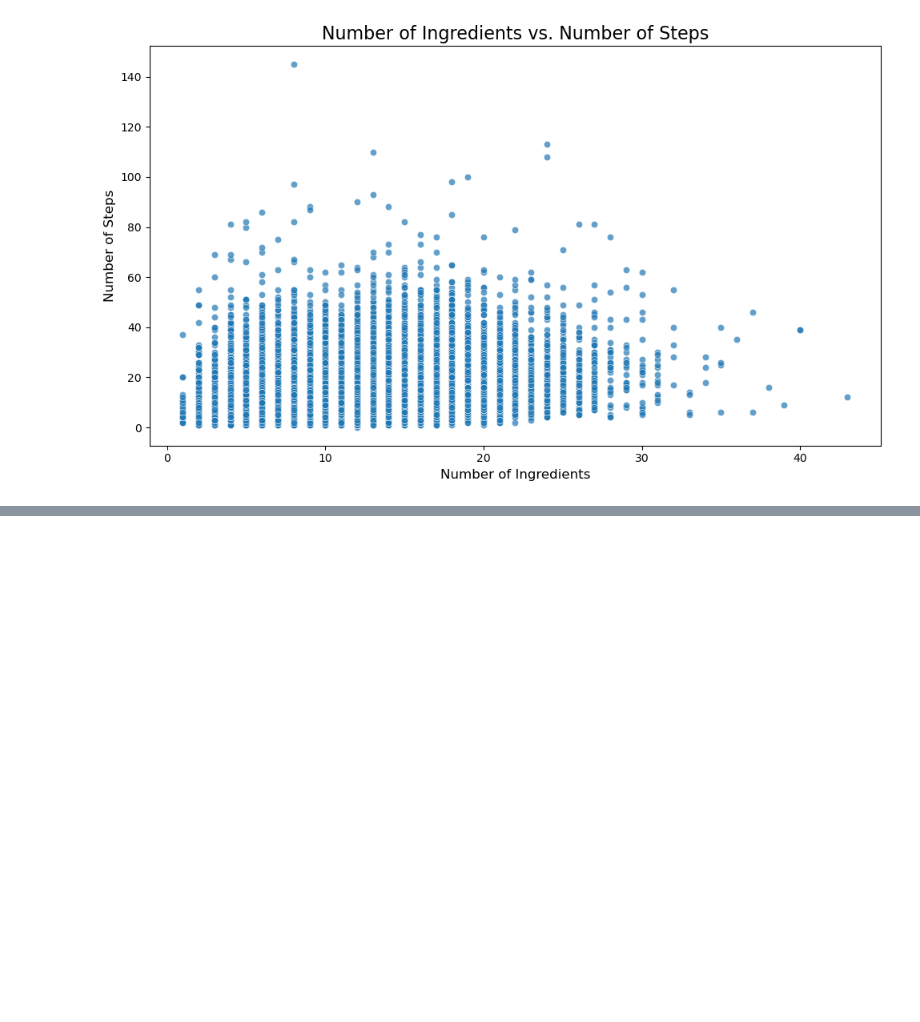
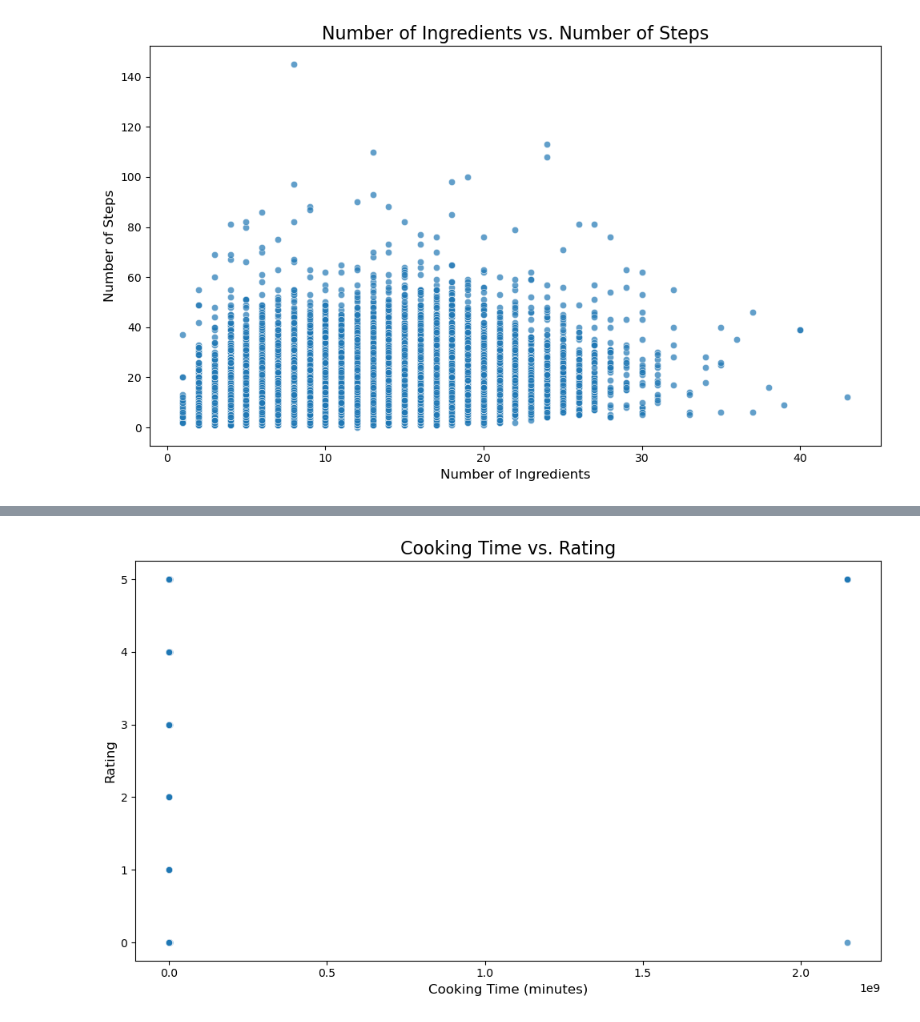
Before and after one commit to nathanielgberg/CSE-258, a Jupyter notebook: Assignment2.ipynb, the cells around one changed output, grey strips where cells are left out. Saved outputs shown, nothing was run; the diff lists cells and outputs as text; code cells hidden in the pictures; blank space fills up the shorter version.

```diff
--- a/Assignment2.ipynb
+++ b/Assignment2.ipynb
@@ -92,0 +131,10 @@ plt.show()
+# %%
+plt.figure(figsize=(10, 6))
+sns.scatterplot(x='minutes', y='rating', data=merged_df, alpha=0.7)
+plt.title("Cooking Time vs. Rating", fontsize=16)
+plt.xlabel("Cooking Time (minutes)", fontsize=12)
+plt.ylabel("Rating", fontsize=12)
+plt.tight_layout()
+plt.show()
+# %% [output]
+[figure, added]
```
Also changed, not shown: parts of 7 cells of this notebook.
